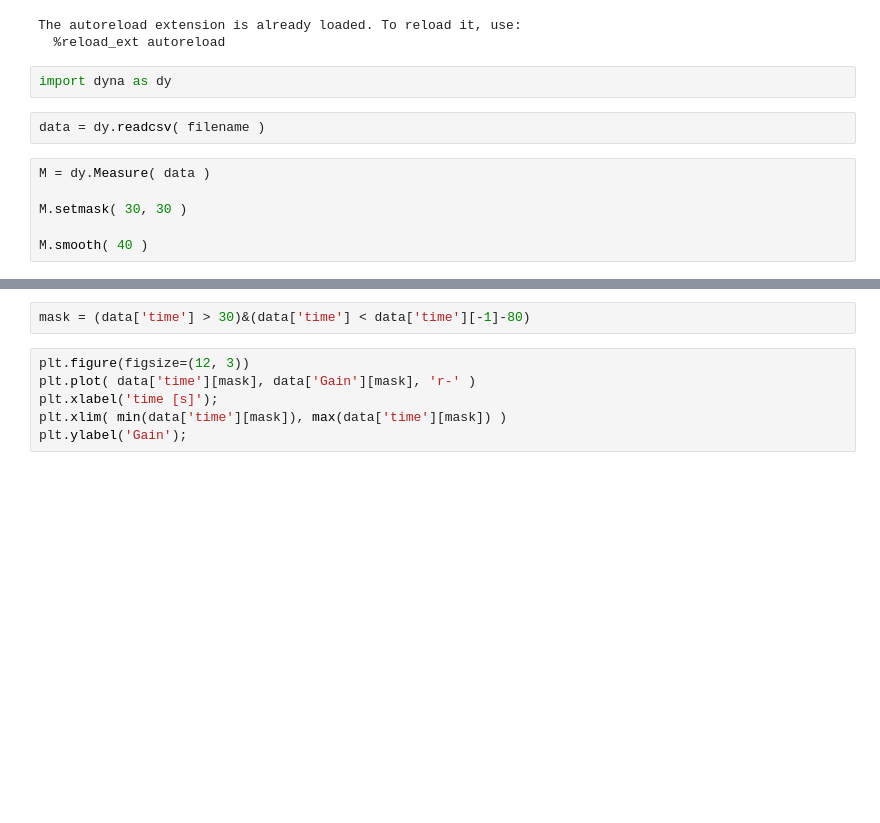
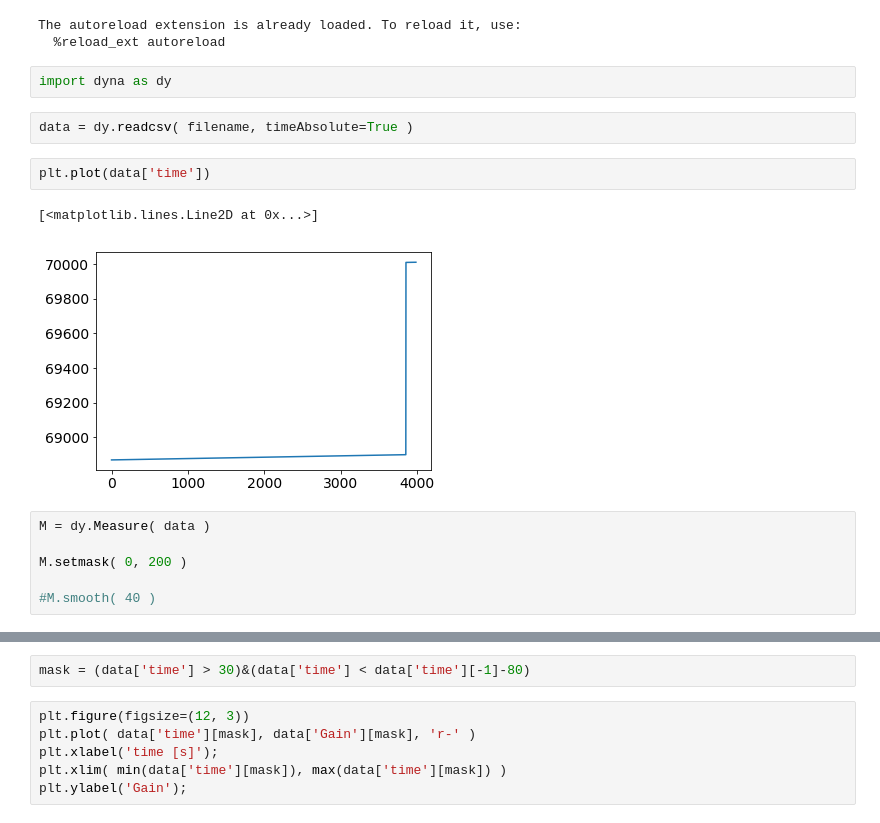
Before and after one commit to xdze2/dynaPhone, a Jupyter notebook: Untitled.ipynb, the cells around one changed output, grey strips where cells are left out. Saved outputs shown, nothing was run; the diff lists cells and outputs as text; blank space fills up the shorter version.

```diff
--- a/Untitled.ipynb
+++ b/Untitled.ipynb
@@ -19,13 +21,18 @@ The autoreload extension is already loaded. To reload it, use:
 # %%
 import dyna as dy
 # %%
-data = dy.readcsv( filename )
+data = dy.readcsv( filename, timeAbsolute=True )
+# %%
+plt.plot(data['time'])
+# %% [output]
+[<matplotlib.lines.Line2D at 0x...>]
+[figure, added]
 # %%
 M = dy.Measure( data )
 
-M.setmask( 30, 30 )
+M.setmask( 0, 200 )
 
-M.smooth( 40 )
+#M.smooth( 40 )
 # %%
 M.plotGforces()
 # %% [output]
```
Also changed, not shown: parts of 6 cells of this notebook, 2 other files.
